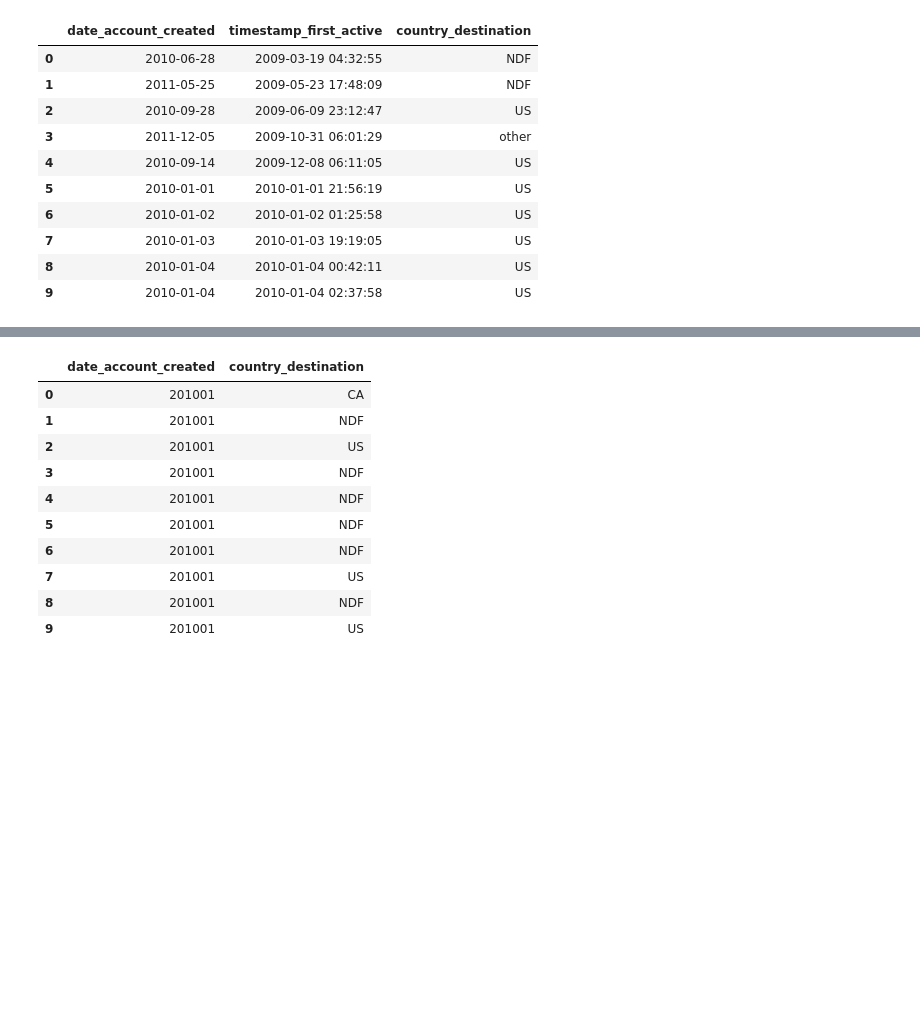
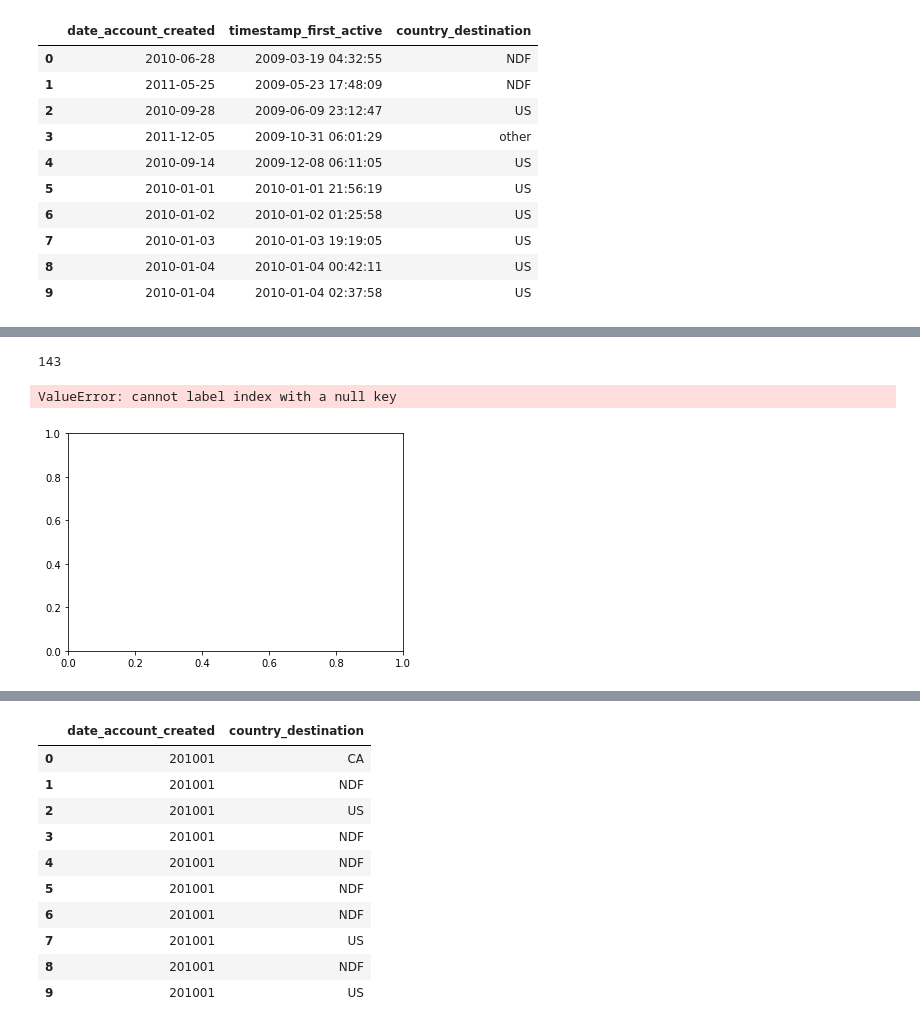
Before and after one commit to khanhduyn/coderschool_ml_jul18, a Jupyter notebook: kaggle/airbnb/kaggle_airbnb.ipynb, the cells around one changed output, grey strips where cells are left out. Saved outputs shown, nothing was run; the diff lists cells and outputs as text; code cells hidden in the pictures; blank space fills up the shorter version.

```diff
--- a/kaggle/airbnb/kaggle_airbnb.ipynb
+++ b/kaggle/airbnb/kaggle_airbnb.ipynb
@@ -189,3 +189,5 @@ raw_user_datetime.head(10)
 | 7 | 2010-01-03 | 2010-01-03 19:19:05 | US |
 | 8 | 2010-01-04 | 2010-01-04 00:42:11 | US |
 | 9 | 2010-01-04 | 2010-01-04 02:37:58 | US |
+# %%
+raw_user_datetime['delta_time'] = raw_user_datetime.loc[:, 'date_account_created'].dt.date - raw_user_datetime.loc[:, 'timestamp_first_active'].dt.date
@@ -191,0 +199,13 @@ raw_user_datetime.head(10)
+# %%
+raw_user_datetime.delta_time.value_counts()
+raw_user_datetime.delta_time.nunique()
+# %% [output]
+143
+# %%
+crosstab = pd.crosstab(raw_user_datetime['delta_time'], raw_user_datetime['country_destination'])[1:]
+# %%
+crosstab.head()
+sns.tsplot(crosstab, value='NDF')
+# %% [output]
+ValueError: cannot label index with a null key
+[figure, added]
```
Also changed, not shown: parts of 7 cells of this notebook.
